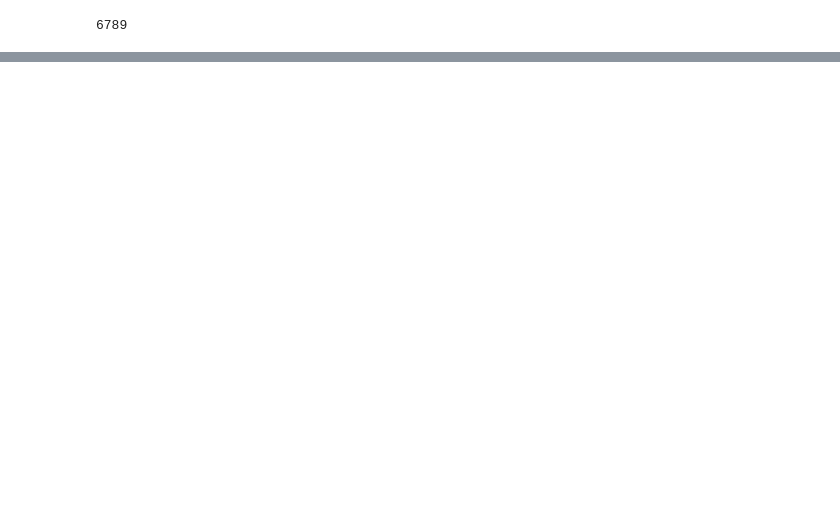
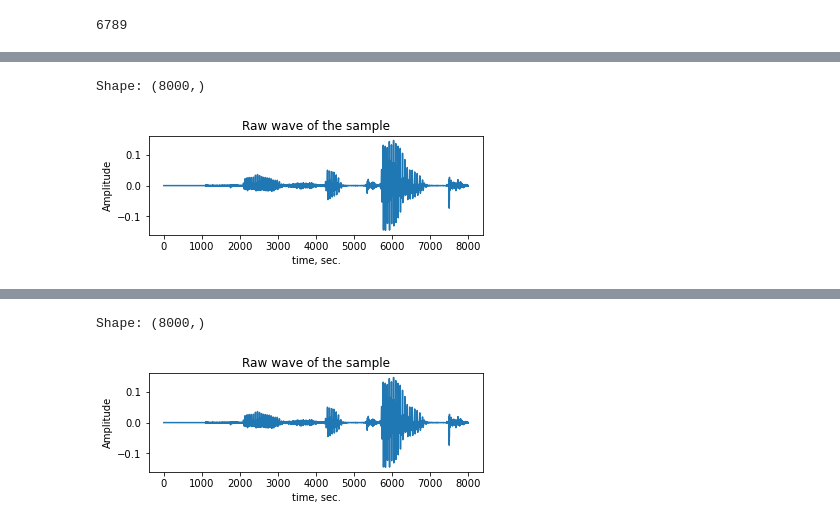
Before and after one commit to balobinp/AudioSignalProcessing, a Jupyter notebook: AudioSignalProcessing.ipynb, the cells around one changed output, grey strips where cells are left out. Drawn from its saved outputs; the diff is of its cells as text; code cells hidden in the pictures; blank space fills up the shorter version.

```diff
--- a/AudioSignalProcessing.ipynb
+++ b/AudioSignalProcessing.ipynb
@@ -511,7 +640,12 @@ for class_folder in tqdm(other_folders):
 # %%
 # Размножить оригинальные сэмплы путем добавления шумов, удаления тишини и удаления части данных
 
-multiplier = 3 # times of reprocessing the original file by each reprocessor
+sample_rate = 8000
+sec = 1
+
+numframes = int(sample_rate * sec)
+
+multiplier = 30 # times of reprocessing the original file by each reprocessor
 
 noice_vol_min = 0.05
 noice_vol_max = 0.1
@@ -524,10 +658,10 @@ rem_coef_max = 0.2
 
 # Add noice
 
-def multiply_sample_noice(sample, sr=8000):
+def multiply_sample_noice(sample, sr=8000, nframes=8000):
     file_suffix = 'noice'
     for i, noice_vol in enumerate(np.random.uniform(noice_vol_min, noice_vol_max, multiplier)):
-        sample_filtered = asp.add_noice(sample, sr=sr, noice_vol=noice_vol)
+        sample_filtered = asp.add_noice(sample, nframes=nframes, noice_vol=noice_vol)
         output_filename = f'{origin_filename[:-4]}_{file_suffix}{i:02}.wav'
         librosa.output.write_wav(path=join(input_voice_samples_folders, output_filename), y=sample_filtered, sr=sr)
 
@@ -555,7 +689,7 @@ for i, (dirpath, dirnames, filenames) in enumerate(os.walk(input_voice_samples_f
         if filename[-3:] == 'wav':
             origin_filename = filename
             sample, sample_rate = librosa.load(join(input_voice_samples_folders, origin_filename), sr=8000)
-            multiply_sample_noice(sample, sr=sample_rate)
+            multiply_sample_noice(sample, sr=sample_rate, nframes=numframes)
             multiply_sample_filter_silence(sample, sr=sample_rate)
             multiply_sample_spoil_audio(sample, sr=sample_rate)
 # %% [markdown]
@@ -728,3 +862,26 @@ asp.two_samples_analyzer(sample, sample_filtered)
 [interactive output not drawn]
 [figure]
 [interactive output not drawn]
+# %%
+num_samples = 3
+file_preffix = 'ListenComp'
+sample_rate = 8000 # (int) – The desired sampling rate in Hz
+sec = 1
+
+numframes = int(sample_rate * sec) # (int) – The number of frames to record. Такой же как sample_rate, чтобы записать секунду.
+
+default_mic = sc.default_microphone()
+
+print(f'Microphone in use: {default_mic}')
+
+# Записать файл с микрофона, Сохранить файл на диск
+
+for i in range(num_samples):
+    file_name = f'{file_preffix}{i:02}.wav'
+    print(f'Go for {file_name}')
+    sleep(0.5)
+    sample = default_mic.record(samplerate = sample_rate, numframes=numframes, channels=1).ravel()
+    librosa.output.write_wav(path=join(input_voice_samples_folders, file_name), y=sample, sr=sample_rate)
+    print(f'{file_name} done')
+    sleep(1)
+print('All done')
@@ -730,0 +897,5 @@ asp.two_samples_analyzer(sample, sample_filtered)
+# %%
+asp.two_samples_analyzer(sample, sample, sr=samplerate)
+# %% [output]
+Shape: (8000,)
+[figure, added]
@@ -730,0 +903,2 @@ asp.two_samples_analyzer(sample, sample_filtered)
+Shape: (8000,)
+[figure, added]
```
Also changed, not shown: parts of 24 cells of this notebook, 1 other file.
